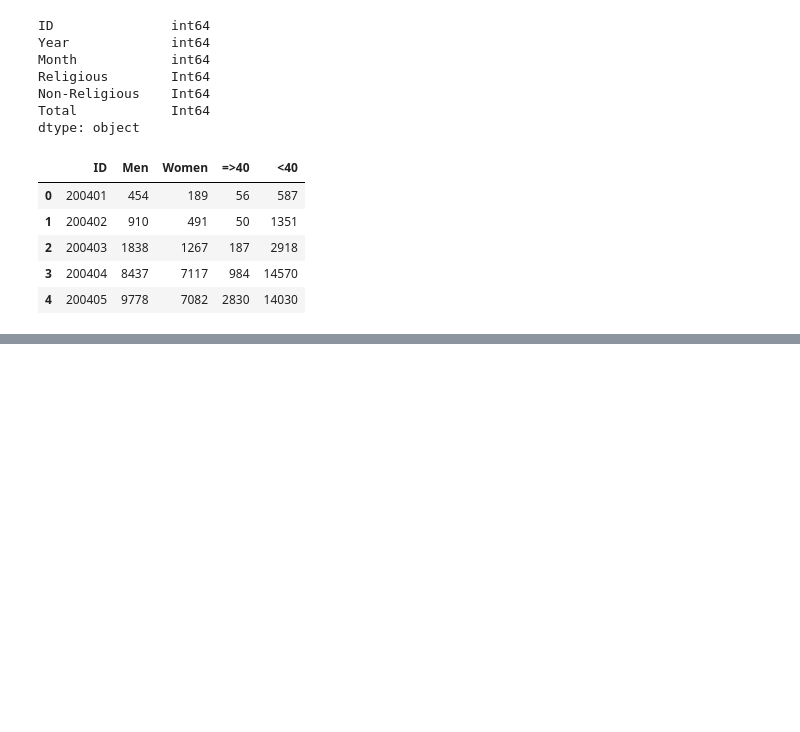
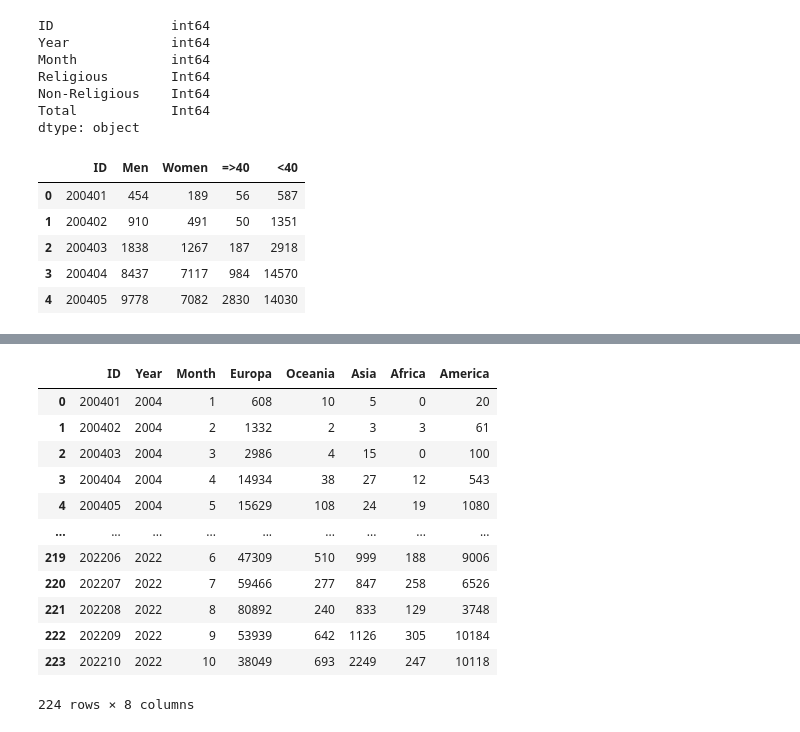
Before and after one commit to ArrimachNasser/Camino_Project, a Jupyter notebook: notebooks/camino_main.ipynb, the cells around one changed output, grey strips where cells are left out. Saved outputs shown, nothing was run; the diff lists cells and outputs as text; code cells hidden in the pictures; blank space fills up the shorter version.

```diff
--- a/notebooks/camino_main.ipynb
+++ b/notebooks/camino_main.ipynb
@@ -430,0 +449,51 @@ df_pilgrins.to_csv("df_pilgrins.csv", index=False)
+# %%
+if 'Total' in df_ages.columns:
+    df_ages.drop('Total', axis=1, inplace=True)
+
+if 'Total' in df_continents.columns:
+    df_continents.drop('Total', axis=1, inplace=True)
+
+
+
+if 'Total' in df_countries.columns:
+    df_countries.drop('Total', axis=1, inplace=True)
+
+
+
+if 'Total' in df_motives.columns:
+    df_motives.drop('Total', axis=1, inplace=True)
+
+
+
+if 'Total' in df_groups.columns:
+    df_groups.drop('Total', axis=1, inplace=True)
+
+
+
+
+if 'Total' in df_pilgrins.columns:
+    df_pilgrins.drop('Total', axis=1, inplace=True)
+
+
+if 'Total' in df_routes.columns:
+    df_routes.drop('Total', axis=1, inplace=True)
+
+
+if 'Total' in df_trans.columns:
+    df_trans.drop('Total', axis=1, inplace=True)
+# %%
+df_continents
+# %% [output]
+|  | ID | Year | Month | Europa | Oceania | Asia | Africa | America |
+| 0 | 200401 | 2004 | 1 | 608 | 10 | 5 | 0 | 20 |
+| 1 | 200402 | 2004 | 2 | 1332 | 2 | 3 | 3 | 61 |
+| 2 | 200403 | 2004 | 3 | 2986 | 4 | 15 | 0 | 100 |
+| 3 | 200404 | 2004 | 4 | 14934 | 38 | 27 | 12 | 543 |
+| 4 | 200405 | 2004 | 5 | 15629 | 108 | 24 | 19 | 1080 |
+| ... | ... | ... | ... | ... | ... | ... | ... | ... |
+| 219 | 202206 | 2022 | 6 | 47309 | 510 | 999 | 188 | 9006 |
+| 220 | 202207 | 2022 | 7 | 59466 | 277 | 847 | 258 | 6526 |
+| 221 | 202208 | 2022 | 8 | 80892 | 240 | 833 | 129 | 3748 |
+| 222 | 202209 | 2022 | 9 | 53939 | 642 | 1126 | 305 | 10184 |
+| 223 | 202210 | 2022 | 10 | 38049 | 693 | 2249 | 247 | 10118 |
+224 rows × 8 columns
```
Also changed, not shown: parts of 20 cells of this notebook, 26 other files.
